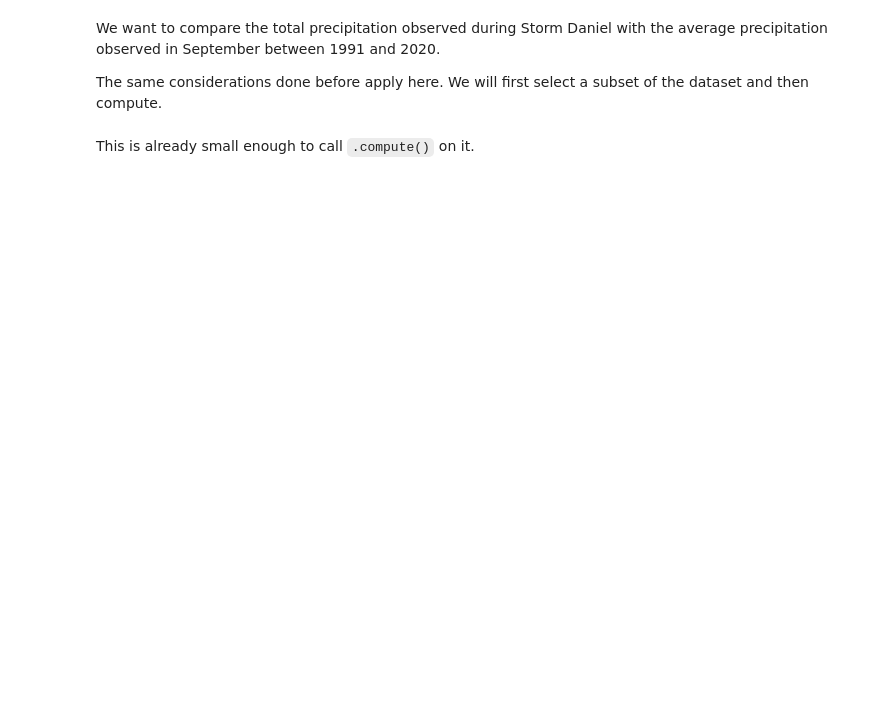
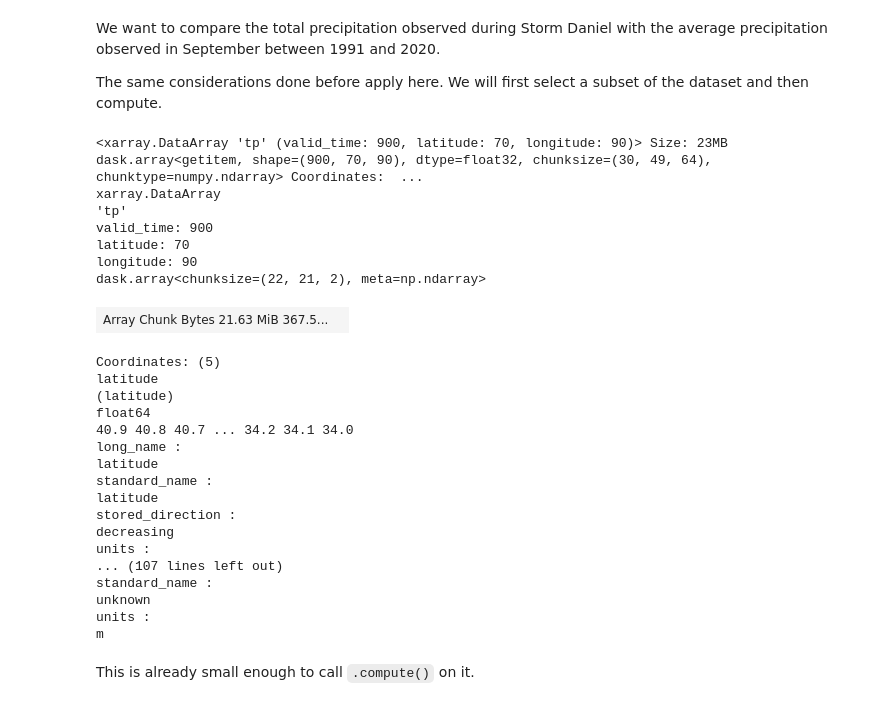
Before and after one commit to bopen/earthdatahub-notebooks, a Jupyter notebook: use-cases/tutorial-reanalysis-era5-land-floods-precipitation-anomaly.ipynb, the cells around one changed output. Drawn from its saved outputs; the diff is of its cells as text; code cells hidden in the pictures; blank space fills up the shorter version.

```diff
--- a/use-cases/tutorial-reanalysis-era5-land-floods-precipitation-anomaly.ipynb
+++ b/use-cases/tutorial-reanalysis-era5-land-floods-precipitation-anomaly.ipynb
@@ -98,34 +189,59 @@ The same considerations done before apply here. We will first select a subset of
 # %%
 YEARS = [
     "1991", "1992", "1993",
     "1994", "1995", "1996",
     "1997", "1998", "1999",
     "2000", "2001", "2002",
     "2003", "2004", "2005",
     "2006", "2007", "2008",
     "2009", "2010", "2011",
     "2012", "2013", "2014",
     "2015", "2016", "2017",
     "2018", "2019", "2020",
 ]
 DAYS = [
     "01", "02", "03",
     "04", "05", "06",
     "07", "08", "09",
     "10", "11", "12",
     "13", "14", "15",
     "16", "17", "18",
     "19", "20", "21",
-    "22", "23", "
-    24",
+    "22", "23", "24",
     "25", "26", "27",
     "28", "29", "30",
 ]
 
 MONTH_REFERENCE_TIME = [f"{y}-09-{d}" for y in YEARS for d in DAYS]
 
 tp_greece_september_1991_2020 = tp_greece.sel(valid_time=MONTH_REFERENCE_TIME)
 tp_greece_september_1991_2020
+# %% [output]
+<xarray.DataArray 'tp' (valid_time: 900, latitude: 70, longitude: 90)> Size: 23MB dask.array<getitem, shape=(900, 70, 90), dtype=float32, chunksize=(30, 49, 64), chunktype=numpy.ndarray> Coordinates:  ...
+xarray.DataArray
+'tp'
+valid_time: 900
+latitude: 70
+longitude: 90
+dask.array<chunksize=(22, 21, 2), meta=np.ndarray>
+| Array Chunk Bytes 21.63 MiB 367.5... |  |
+Coordinates: (5)
+latitude
+(latitude)
+float64
+40.9 40.8 40.7 ... 34.2 34.1 34.0
+long_name :
+latitude
+standard_name :
+latitude
+stored_direction :
+decreasing
+units :
+... (107 lines left out)
+standard_name :
+unknown
+units :
+m
 # %% [markdown]
 This is already small enough to call `.compute()` on it.
 # %%
```
Also changed, not shown: parts of 11 cells of this notebook, 1 other file.
